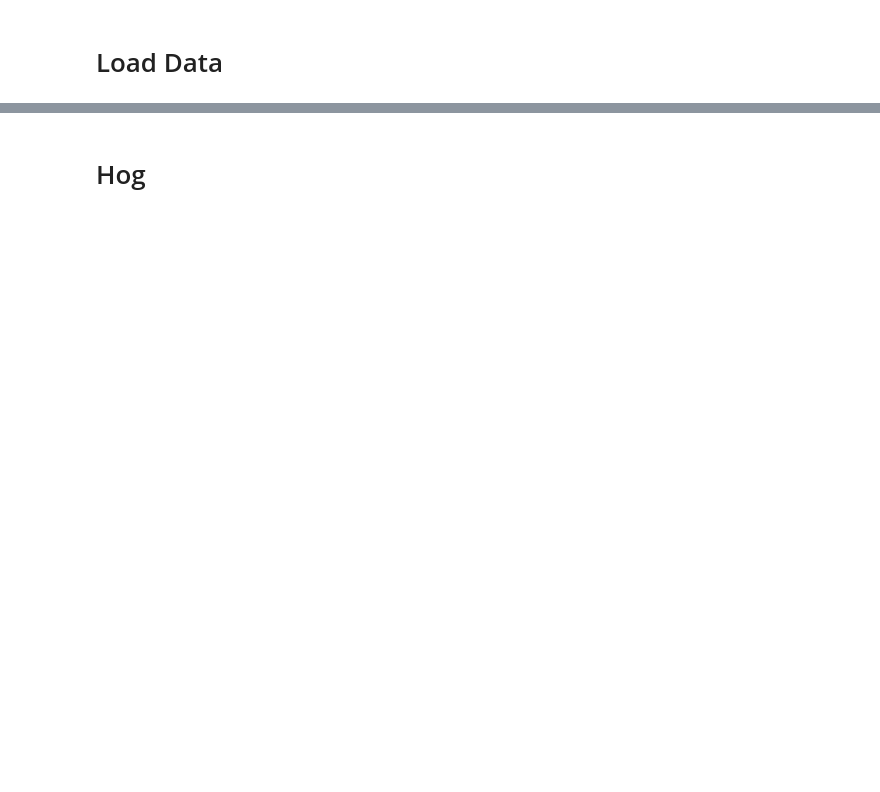
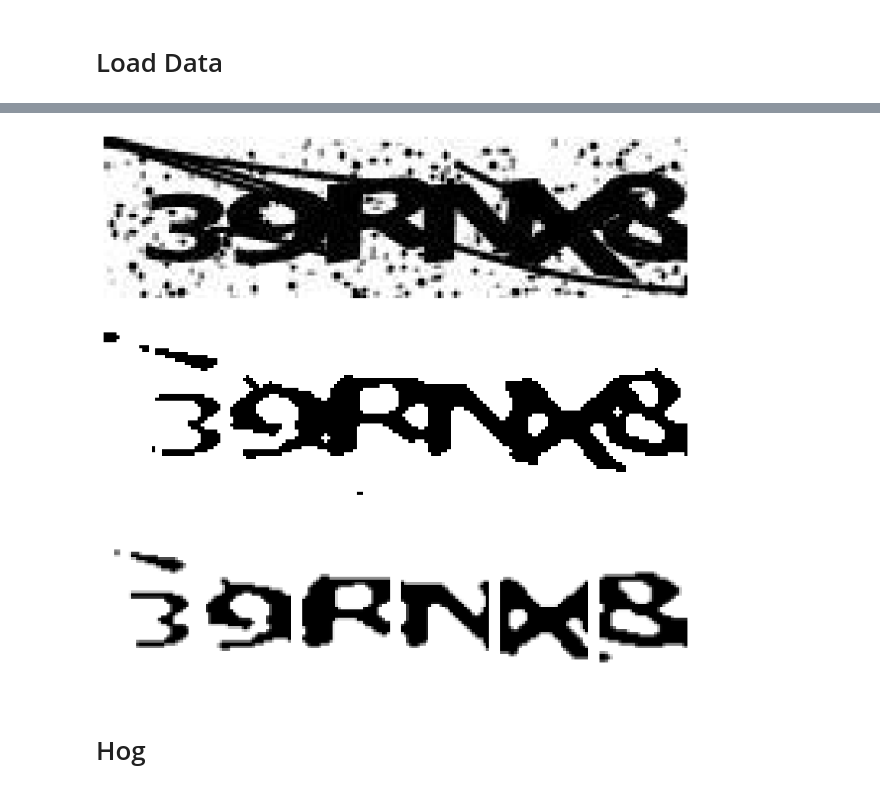
Before and after one commit to lorenzo-cm/tp-icv, a Jupyter notebook: main.ipynb, the cells around one changed output, grey strips where cells are left out. Cells and saved outputs as stored; diff of their text form; code cells hidden in the pictures; blank space fills up the shorter version.

```diff
--- a/main.ipynb
+++ b/main.ipynb
@@ -27,3 +45,31 @@ test_labels = [open(label_file).read().strip() for label_file in test_label_file
+# %%
+def results_nn(idx_image):
+    offset = 6 * idx_image
+
+    fig = plt.figure(figsize=(8, 8))
+
+    # 1st line (ground truth image)
+    ax1 = plt.subplot2grid((3, 6), (0, 0), colspan=6)
+    ax1.imshow(test_images_ground_truth[offset//6], cmap='gray')
+    ax1.axis('off')
+
+    # 2nd line (pre-processed image)
+    ax2 = plt.subplot2grid((3, 6), (1, 0), colspan=6)
+    ax2.imshow(pre_process(test_images_ground_truth[offset//6]), cmap='gray')
+    ax2.axis('off')
+
+    # 3rd line (6 subplots)
+    for i in range(6):
+        ax = plt.subplot2grid((3, 6), (2, i))
+        ax.imshow(X_test[i+offset], cmap='gray')
+        ax.axis('off')
+
+    plt.tight_layout()
+    plt.show()
+
+results_nn(188)
+# %% [output]
+[figure, added]
 # %% [markdown]
 # Hog
 # %%
```
Also changed, not shown: parts of 16 cells of this notebook, 3 other files.
